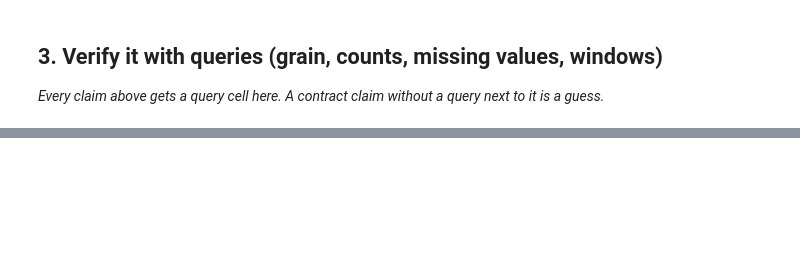
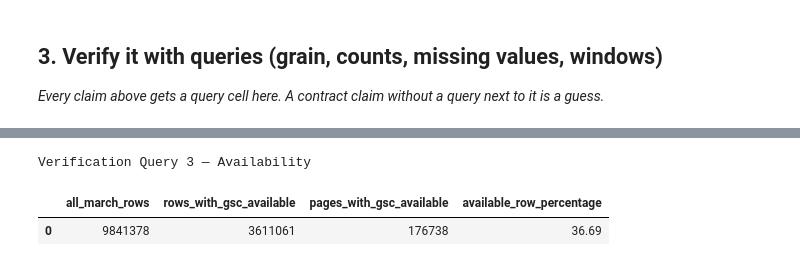
Before and after one commit to Zafar488/flyrank-ml-internship, a Jupyter notebook: work/notebooks/w03_data_contract.ipynb, the cells around one changed output, grey strips where cells are left out. Cells and saved outputs as stored; diff of their text form; code cells hidden in the pictures; blank space fills up the shorter version.

```diff
--- a/work/notebooks/w03_data_contract.ipynb
+++ b/work/notebooks/w03_data_contract.ipynb
@@ -46,0 +254,31 @@ Before you submit, confirm each line honestly:
+# %%
+# Verification Query 3: GSC availability
+
+availability_check = con.sql(f"""
+    SELECT
+        COUNT(*) AS all_march_rows,
+        COUNT(*) FILTER (
+            WHERE gsc_data_available IS TRUE
+        ) AS rows_with_gsc_available,
+        COUNT(
+            DISTINCT (client_hash_id, content_hash_id)
+        ) FILTER (
+            WHERE gsc_data_available IS TRUE
+        ) AS pages_with_gsc_available,
+        ROUND(
+            100.0
+            * COUNT(*) FILTER (
+                WHERE gsc_data_available IS TRUE
+            )
+            / COUNT(*),
+            2
+        ) AS available_row_percentage
+    FROM {MARCH_FACT}
+""").df()
+
+print("Verification Query 3 — Availability")
+availability_check
+# %% [output]
+Verification Query 3 — Availability
+|  | all_march_rows | rows_with_gsc_available | pages_with_gsc_available | available_row_percentage |
+| 0 | 9841378 | 3611061 | 176738 | 36.69 |
```
Also changed, not shown: parts of 26 cells of this notebook.
